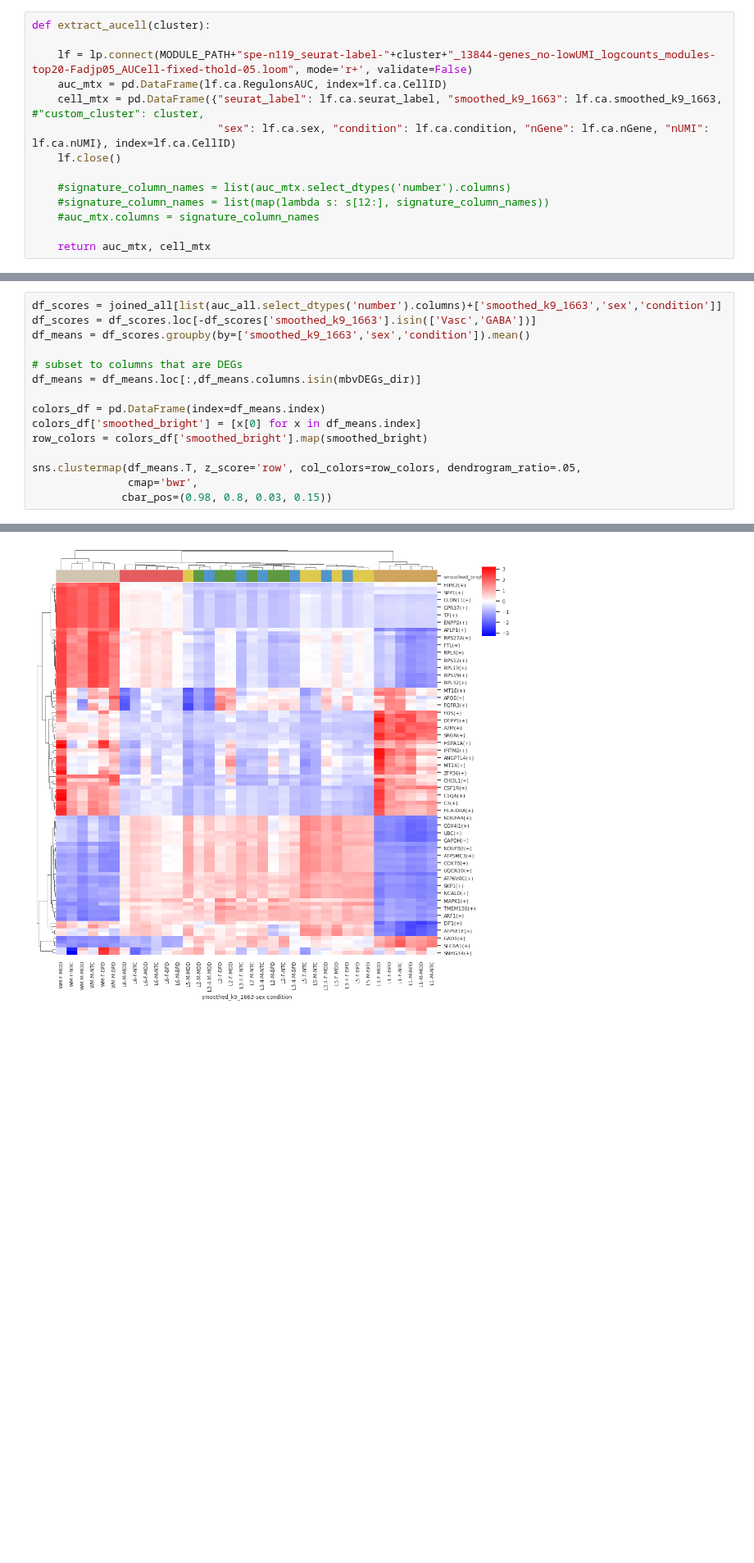
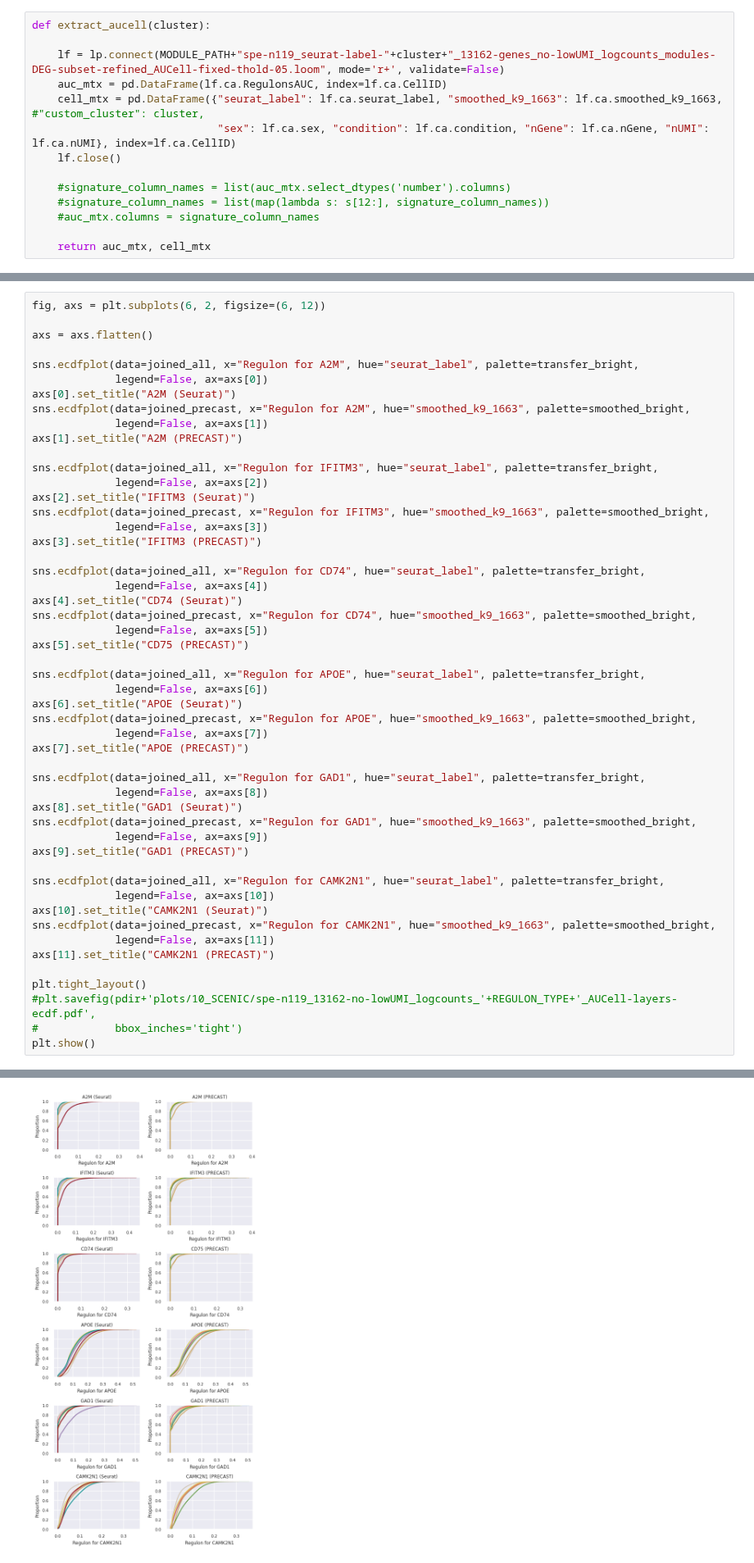
Before and after one commit to LieberInstitute/spatialDLPFC_mdd_bpd, a Jupyter notebook: code/09_DEG_GRN/08_explore-AUCell-modules.ipynb, the cells around one changed output, grey strips where cells are left out. Shown at 82% size. Saved outputs shown, nothing was run; the diff lists cells and outputs as text; blank space fills up the shorter version.

Commit message:
Update DEG GRN AUCell

```diff
--- a/code/09_DEG_GRN/08_explore-AUCell-modules.ipynb
+++ b/code/09_DEG_GRN/08_explore-AUCell-modules.ipynb
@@ -10,7 +10,7 @@ MODULE_PATH = pdir+"processed-data/09_DEG_GRN/AUCell_modules/"
 # %%
 def extract_aucell(cluster):
 
-    lf = lp.connect(MODULE_PATH+"spe-n119_seurat-label-"+cluster+"_13844-genes_no-lowUMI_logcounts_modules-top20-Fadjp05_AUCell-fixed-thold-05.loom", mode='r+', validate=False)
+    lf = lp.connect(MODULE_PATH+"spe-n119_seurat-label-"+cluster+"_13162-genes_no-lowUMI_logcounts_modules-DEG-subset-refined_AUCell-fixed-thold-05.loom", mode='r+', validate=False)
     auc_mtx = pd.DataFrame(lf.ca.RegulonsAUC, index=lf.ca.CellID)
     cell_mtx = pd.DataFrame({"seurat_label": lf.ca.seurat_label, "smoothed_k9_1663": lf.ca.smoothed_k9_1663, #"custom_cluster": cluster,
                              "sex": lf.ca.sex, "condition": lf.ca.condition, "nGene": lf.ca.nGene, "nUMI": lf.ca.nUMI}, index=lf.ca.CellID)
@@ -144,16 +118,52 @@ sns.clustermap(df_means.T, z_score='row', col_colors=row_colors, dendrogram_rati
 # %%
-df_scores = joined_all[list(auc_all.select_dtypes('number').columns)+['smoothed_k9_1663','sex','condition']]
-df_scores = df_scores.loc[-df_scores['smoothed_k9_1663'].isin(['Vasc','GABA'])]
-df_means = df_scores.groupby(by=['smoothed_k9_1663','sex','condition']).mean()
+fig, axs = plt.subplots(6, 2, figsize=(6, 12))
 
-# subset to columns that are DEGs
-df_means = df_means.loc[:,df_means.columns.isin(mbvDEGs_dir)]
+axs = axs.flatten()
 
-colors_df = pd.DataFrame(index=df_means.index)
-colors_df['smoothed_bright'] = [x[0] for x in df_means.index]
-row_colors = colors_df['smoothed_bright'].map(smoothed_bright)
+sns.ecdfplot(data=joined_all, x="Regulon for A2M", hue="seurat_label", palette=transfer_bright,
+             legend=False, ax=axs[0])
+axs[0].set_title("A2M (Seurat)")
+sns.ecdfplot(data=joined_precast, x="Regulon for A2M", hue="smoothed_k9_1663", palette=smoothed_bright,
+             legend=False, ax=axs[1])
+axs[1].set_title("A2M (PRECAST)")
 
-sns.clustermap(df_means.T, z_score='row', col_colors=row_colors, dendrogram_ratio=.05,
-               cmap='bwr',
-              cbar_pos=(0.98, 0.8, 0.03, 0.15))
+sns.ecdfplot(data=joined_all, x="Regulon for IFITM3", hue="seurat_label", palette=transfer_bright,
+             legend=False, ax=axs[2])
+axs[2].set_title("IFITM3 (Seurat)")
+sns.ecdfplot(data=joined_precast, x="Regulon for IFITM3", hue="smoothed_k9_1663", palette=smoothed_bright,
+             legend=False, ax=axs[3])
+axs[3].set_title("IFITM3 (PRECAST)")
+
+sns.ecdfplot(data=joined_all, x="Regulon for CD74", hue="seurat_label", palette=transfer_bright,
+             legend=False, ax=axs[4])
+axs[4].set_title("CD74 (Seurat)")
+sns.ecdfplot(data=joined_precast, x="Regulon for CD74", hue="smoothed_k9_1663", palette=smoothed_bright,
+             legend=False, ax=axs[5])
+axs[5].set_title("CD75 (PRECAST)")
+
+sns.ecdfplot(data=joined_all, x="Regulon for APOE", hue="seurat_label", palette=transfer_bright,
+             legend=False, ax=axs[6])
+axs[6].set_title("APOE (Seurat)")
+sns.ecdfplot(data=joined_precast, x="Regulon for APOE", hue="smoothed_k9_1663", palette=smoothed_bright,
+             legend=False, ax=axs[7])
+axs[7].set_title("APOE (PRECAST)")
+
+sns.ecdfplot(data=joined_all, x="Regulon for GAD1", hue="seurat_label", palette=transfer_bright,
+             legend=False, ax=axs[8])
+axs[8].set_title("GAD1 (Seurat)")
+sns.ecdfplot(data=joined_precast, x="Regulon for GAD1", hue="smoothed_k9_1663", palette=smoothed_bright,
+             legend=False, ax=axs[9])
+axs[9].set_title("GAD1 (PRECAST)")
+
+sns.ecdfplot(data=joined_all, x="Regulon for CAMK2N1", hue="seurat_label", palette=transfer_bright,
+             legend=False, ax=axs[10])
+axs[10].set_title("CAMK2N1 (Seurat)")
+sns.ecdfplot(data=joined_precast, x="Regulon for CAMK2N1", hue="smoothed_k9_1663", palette=smoothed_bright,
+             legend=False, ax=axs[11])
+axs[11].set_title("CAMK2N1 (PRECAST)")
+
+plt.tight_layout()
+#plt.savefig(pdir+'plots/10_SCENIC/spe-n119_13162-no-lowUMI_logcounts_'+REGULON_TYPE+'_AUCell-layers-ecdf.pdf',
+#            bbox_inches='tight')
+plt.show()
 # %% [output]
@@ -161,2 +170,2 @@ sns.clustermap(df_means.T, z_score='row', col_colors=row_colors, dendrogram_rati
-[figure, old version]
+[figure, new version]
 # %%
```
Also changed, not shown: parts of 32 cells of this notebook, 14 other files.
